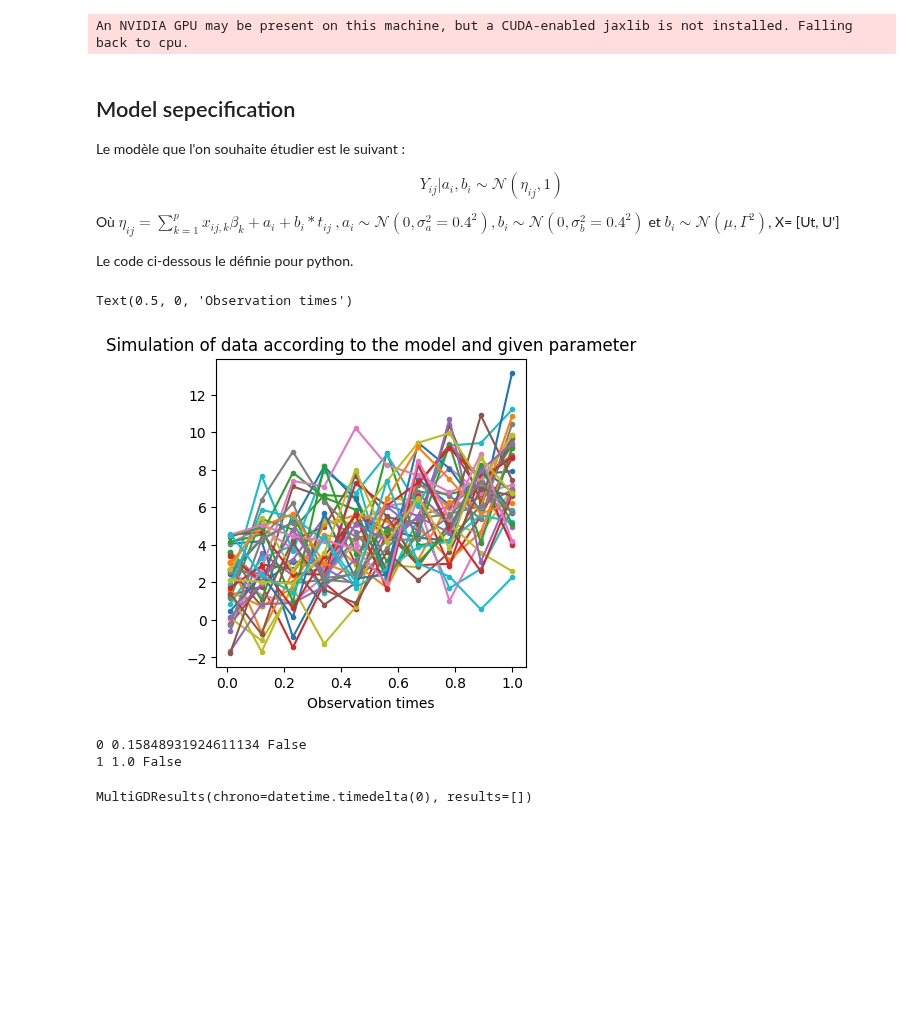
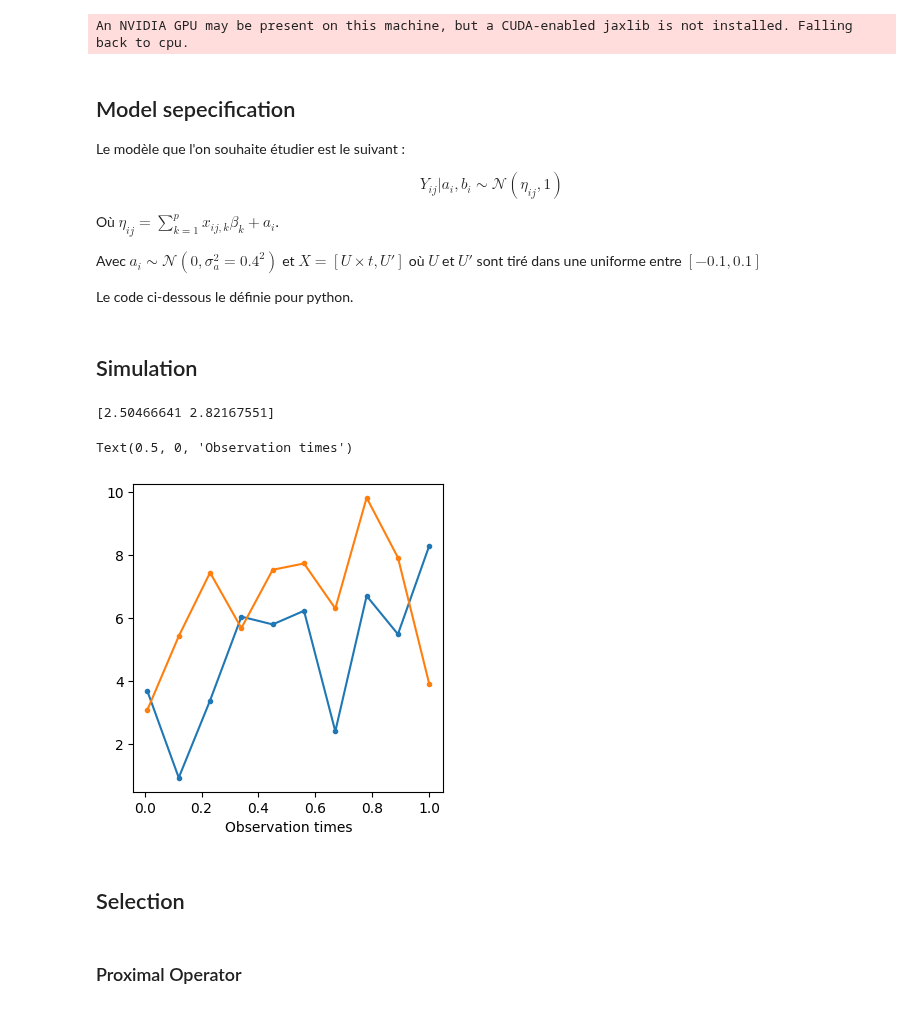
Before and after one commit to caillebotteAntoine/sdg4varselect, a Jupyter notebook: examples/variable_selection_lmem.ipynb, the cells around one changed output. Drawn from its saved outputs; the diff is of its cells as text; code cells hidden in the pictures; blank space fills up the shorter version.

Commit message:
variable selection example added

```diff
--- a/examples/variable_selection_lmem.ipynb
+++ b/examples/variable_selection_lmem.ipynb
@@ -14,15 +14,17 @@ Le modèle que l'on souhaite étudier est le suivant :
 
 $$Y_{ij} | a_{i}, b_{i} \sim \mathcal N(\eta_{ij}, 1)$$
 
-Où $\eta_{ij} =\sum_{k=1}^p x_{ij,k} \beta_{k} + a_i +b_i * t_{ij}~, a_i\sim\mathcal N(0, \sigma_a^2=0.4^2),b_i\sim\mathcal N(0, \sigma_b^2=0.4^2)$ et $b_i  \sim \mathcal N(\mu, \Gamma^2)$,  X= [Ut, U']
+Où $\eta_{ij} =\sum_{k=1}^p x_{ij,k} \beta_{k} + a_i$.
+
+Avec $a_i\sim\mathcal N(0, \sigma_a^2=0.4^2)$ et $X= [U\times t, U']$ où $U$ et $ U'$ sont tiré dans une uniforme entre $[-0.1,0.1]$
 
 Le code ci-dessous le définie pour python.
 # %%
 def m(
-    params, times: jnp.ndarray, a, b: jnp.ndarray, cov: jnp.ndarray, **kwargs
+    params, times: jnp.ndarray, a, cov: jnp.ndarray, **kwargs
 ) -> jnp.ndarray:
 
-    out = (cov @ params.beta).reshape(times.shape) + a[:, None] + b[:, None] * times
+    out = (cov @ params.beta).reshape(times.shape) + a[:, None]  # + b[:, None] * times
     assert out.shape == times.shape
     return out
 # %%
@@ -33,14 +35,14 @@ from jax import jit
 from sdg4varselect.models import AbstractMixedEffectsModel, AbstractHDModel
 
 
-class LogisticMixedEffectsModel(AbstractMixedEffectsModel, AbstractHDModel):
+class LinearMixedEffectsModel(AbstractMixedEffectsModel, AbstractHDModel):
     """define a logistic mixed effects model"""
 
     def __init__(self, N=1, J=1, P=1, **kwargs):
         AbstractHDModel.__init__(self, P=P)
         AbstractMixedEffectsModel.__init__(self, N=N, J=J, **kwargs)
         self.add_latent_variables("a")
-        self.add_latent_variables("b")
+        # self.add_latent_variables("b")
 
     @property
     def name(self):
@@ -48,8 +50,8 @@ class LogisticMixedEffectsModel(AbstractMixedEffectsModel, AbstractHDModel):
 
     def init_parametrization(self):
         self._parametrization = pc.NamedTuple(
-            mean_latent=pc.Real(shape=(2,), scale=(1,)),
-            cov_latent=pc.MatrixDiagPosDef(dim=2, scale=(1,)),
+            mean_latent=pc.Real(shape=(1,), scale=(1,)),
+            cov_latent=pc.MatrixDiagPosDef(dim=1, scale=(1,)),
             var_residual=pc.RealPositive(scale=1),
             beta=pc.Real(scale=1, shape=(self.P,)),
         )
@@ -73,7 +75,7 @@ class LogisticMixedEffectsModel(AbstractMixedEffectsModel, AbstractHDModel):
         cov = jrd.uniform(
             prngkey_cov, minval=-0.1, maxval=0.1, shape=(self.N * self.J, self.P)
         )
-        # cov = cov.at[:, 0].set(jnp.ones(shape=(cov.shape[0],)))
+        cov = cov.at[:, 0].set(jnp.ones(shape=(cov.shape[0],)))
         cov *= jnp.concatenate(
             [
                 jnp.repeat(
@@ -89,32 +91,35 @@ class LogisticMixedEffectsModel(AbstractMixedEffectsModel, AbstractHDModel):
         )
 
         return {"mem_obs_time": time, "cov": cov} | obs, sim
+# %% [markdown]
+## Simulation
 # %%
-myModel = LogisticMixedEffectsModel(N=40, J=10, P=20 * 2)
+myModel = LinearMixedEffectsModel(N=2, J=10, P=20 * 2)
 
 p_star = myModel.new_params(
-    mean_latent=jnp.array([2, 5]),
-    cov_latent=jnp.diag(jnp.array([0.4, 0.4])),
+    mean_latent=jnp.array([2]),
+    cov_latent=jnp.diag(jnp.array([0.4])),
     var_residual=1,
-    beta=jnp.concatenate(
+    beta=  jnp.concatenate(# [jnp.array([5]),jnp.zeros(shape = (myModel.P-1,))
         [
-            jnp.array([-10, 5, 10]),
+            jnp.array([5,-10, 10]),
             jnp.zeros(shape=(myModel.P // 2 - 3,)),
             jnp.array([-15, -5, 20]),
             jnp.zeros(shape=(myModel.P // 2 - 3,)),
         ]
     ),
 )
 
 myobs, mysim = myModel.sample(p_star, jrd.PRNGKey(0))
-
+print(mysim["a"])
 ax = sdgplt.ax(4, 4)
 _ = ax.plot(myobs["mem_obs_time"].T, myobs["Y"].T, ".-")
-ax.set_title("Simulation of data according to the model and given parameter")
+# ax.set_title("Simulation of data according to the model and given parameter")
 ax.set_xlabel("Observation times")
 # %% [output]
-Text(0.5, 0, 'Observation times')
+[2.50466641 2.82167551]
+Text(0.5, 0, 'Observation times')
-[figure, old version]
+[figure, new version]
 # %%
 from copy import deepcopy
 from sdg4varselect.outputs import MultiGDResults
@@ -155,10 +160,15 @@ def selection_estim(prngkey, model, data, lbd):
 
     estimation.chrono += selection.chrono
     return estimation
+# %% [markdown]
+## Selection
+# %% [markdown]
+### Proximal Operator
 # %%
 from sdg4varselect._regularization_function import regularization_path
 
-lbd_set = 10 ** jnp.linspace(-0.8, 0, num=2)
+algo.save_all = True
+lbd_set = 10 ** jnp.linspace(-1, 0, num=10)
 algo._preconditioned_lbd = False
 multi_estim = regularization_path(
     selection_estim,
@@ -167,13 +177,6 @@ multi_estim = regularization_path(
     model=myModel,
     data=myobs,
 )
-# %% [output]
-0 0.15848931924611134 False
-1 1.0 False
-# %%
-MultiGDResults()
-# %% [output]
-MultiGDResults(chrono=datetime.timedelta(0), results=[])
 # %%
 fig = sdgplt.plot_regpath(multi_estim.standardize(), P=myModel.P)
 fig.axes[0].set_title("Regularization path with scalar prox")
```
Also changed, not shown: parts of 10 cells of this notebook, 1 other file.
